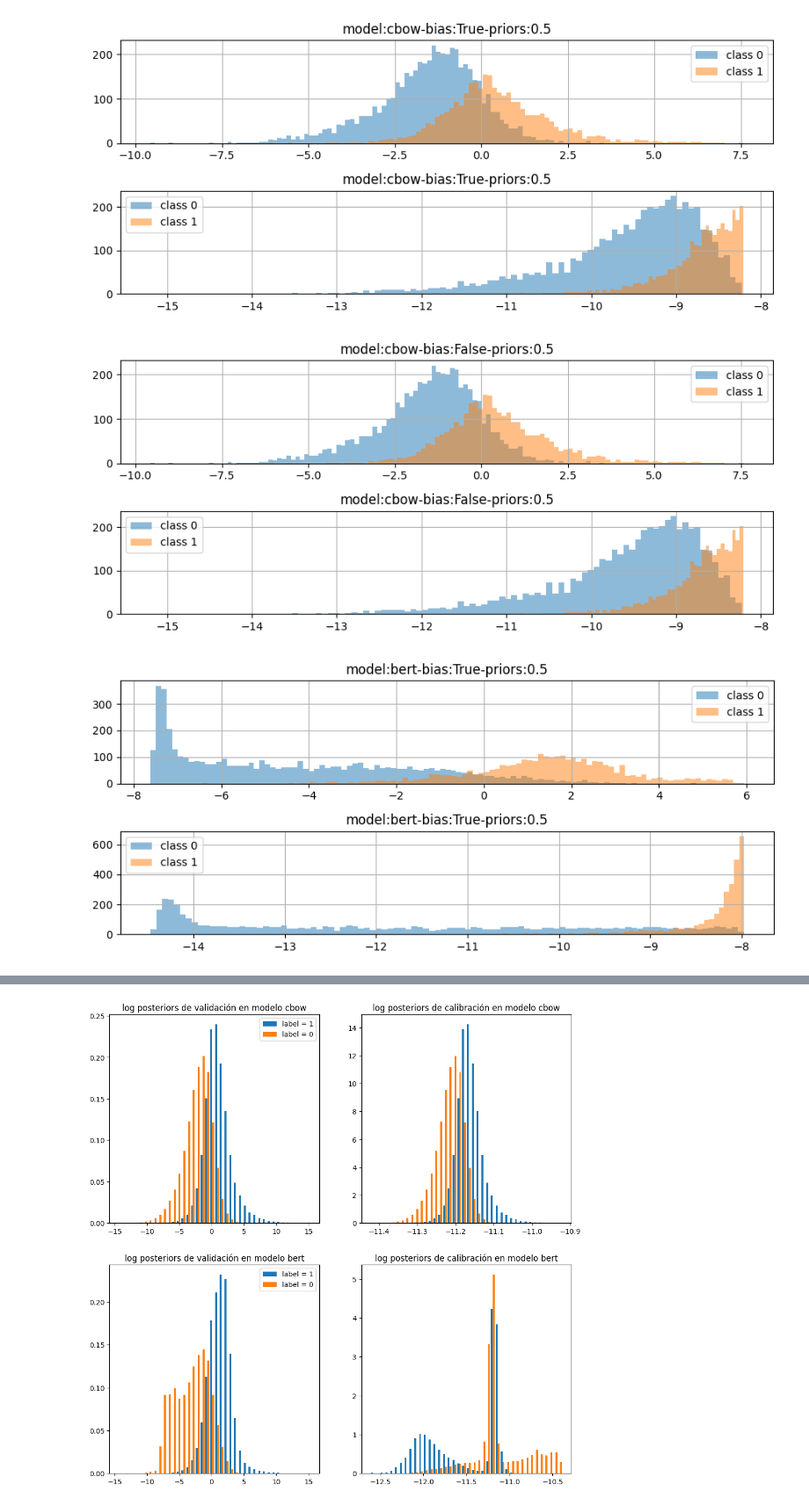
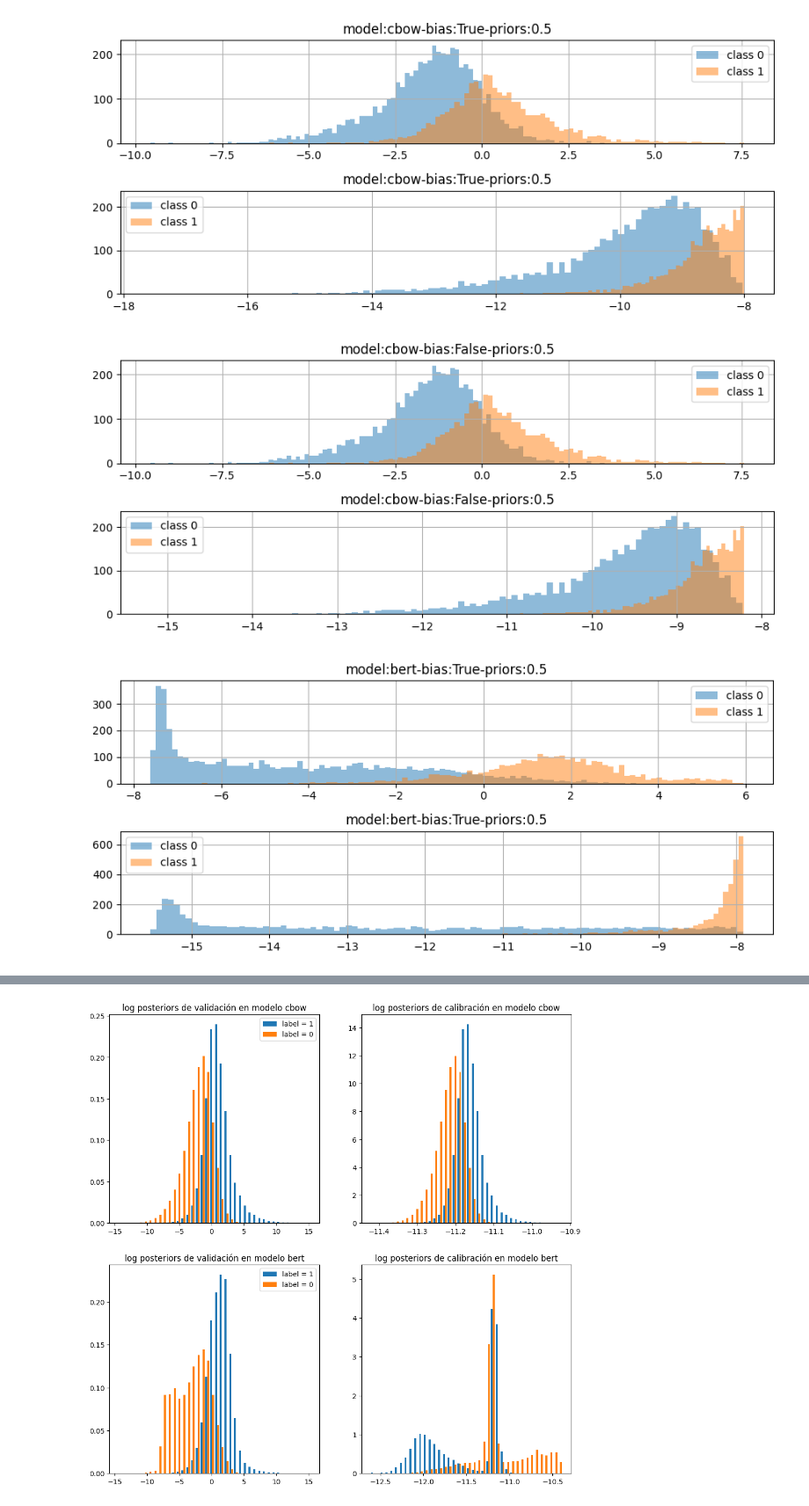
Before and after one commit to LautaroEst/calibration-ppd, a Jupyter notebook: experiments/01_calibrate_system/notebooks/analisis_resultados.ipynb, the cells around one changed output, grey strips where cells are left out. Shown at 88% size. Drawn from its saved outputs; the diff is of its cells as text; code cells hidden in the pictures.

```diff
--- a/experiments/01_calibrate_system/notebooks/analisis_resultados.ipynb
+++ b/experiments/01_calibrate_system/notebooks/analisis_resultados.ipynb
@@ -4,8 +4,8 @@ import matplotlib.pyplot as plt
 import pickle
 import torch
 # %%
-def read_uncalibrated_outputs(model_name):
-    with open(f"../results/{model_name}/run00_0/00_Loading Predictions/output.pkl", "rb") as f:
+def read_uncalibrated_outputs(model_name,bias):
+    with open(f"../{model_name}_results.pkl", "rb") as f:
         results = pickle.load(f)
     outputs = results["calibration_validation"]
     logits = outputs.pop("logits")
@@ -14,8 +14,8 @@ def read_uncalibrated_outputs(model_name):
     outputs["logpostiriors"] = logpost
     return outputs
 
-def read_calibrated_outputs(model_name):
-    with open(f"../results/{model_name}/run00_0/01_Calibration/results.pkl", "rb") as f:
+def read_calibrated_outputs(model_name,bias):
+    with open(f"../results/{model_name}_bias={bias}_priors=None/run00_0/01_Calibration/results.pkl", "rb") as f:
         results = pickle.load(f)
     return results
 
@@ -29,36 +29,36 @@ def plot_logpostiriors_histograms(model_name):
         p_class0 = p[l == 0]
         p_class1 = p[l == 1]
         ax[i].hist(p_class0,bins=nbins,alpha=0.5,label="class 0")
         ax[i].hist(p_class1,bins=nbins,alpha=0.5,label="class 1")
         ax[i].grid(True)
         ax[i].legend()
 
-def plot_llrs_histograms(model_name,prior_class1=0.5,title=""):
+def plot_llrs_histograms(model_name,bias,prior_class1=0.5,title=""):
     nbins = 100
     fig, ax = plt.subplots(2,1,figsize=(9,4))
     for i, read_fn in enumerate([read_uncalibrated_outputs,read_calibrated_outputs]):
-        outputs = read_fn(model_name)
+        outputs = read_fn(model_name,bias)
         p = np.exp(outputs["logpostiriors"])
         llrs = np.log(p) - np.log(1-p) - (np.log(prior_class1) - np.log(1 - prior_class1))
         l = outputs["labels"]
         llrs_class0 = llrs[l == 0]
         llrs_class1 = llrs[l == 1]
         ax[i].hist(llrs_class0,bins=nbins,alpha=0.5,label="class 0")
         ax[i].hist(llrs_class1,bins=nbins,alpha=0.5,label="class 1")
         ax[i].grid(True)
         ax[i].legend()
         ax[i].set_title(title)
 
     fig.tight_layout()
 
 for model_name in ["cbow", "bert"]:
     for bias in [True, False]:
         for priors in [None]:
             # plot_logpostiriors_histograms(model_name)
             if priors is None:
                 priors=0.5
-            plot_llrs_histograms(model_name,prior_class1=priors,title=f"model:{model_name}-bias:{bias}-priors:{priors}")
+            plot_llrs_histograms(model_name,bias,prior_class1=priors,title=f"model:{model_name}-bias:{bias}-priors:{priors}")
 # %% [output]
-[figure, old version]
+[figure, new version]
 [figure]
-[figure, old version]
+[figure, new version]
```
Also changed, not shown: parts of 1 cell of this notebook, 6 other files.
